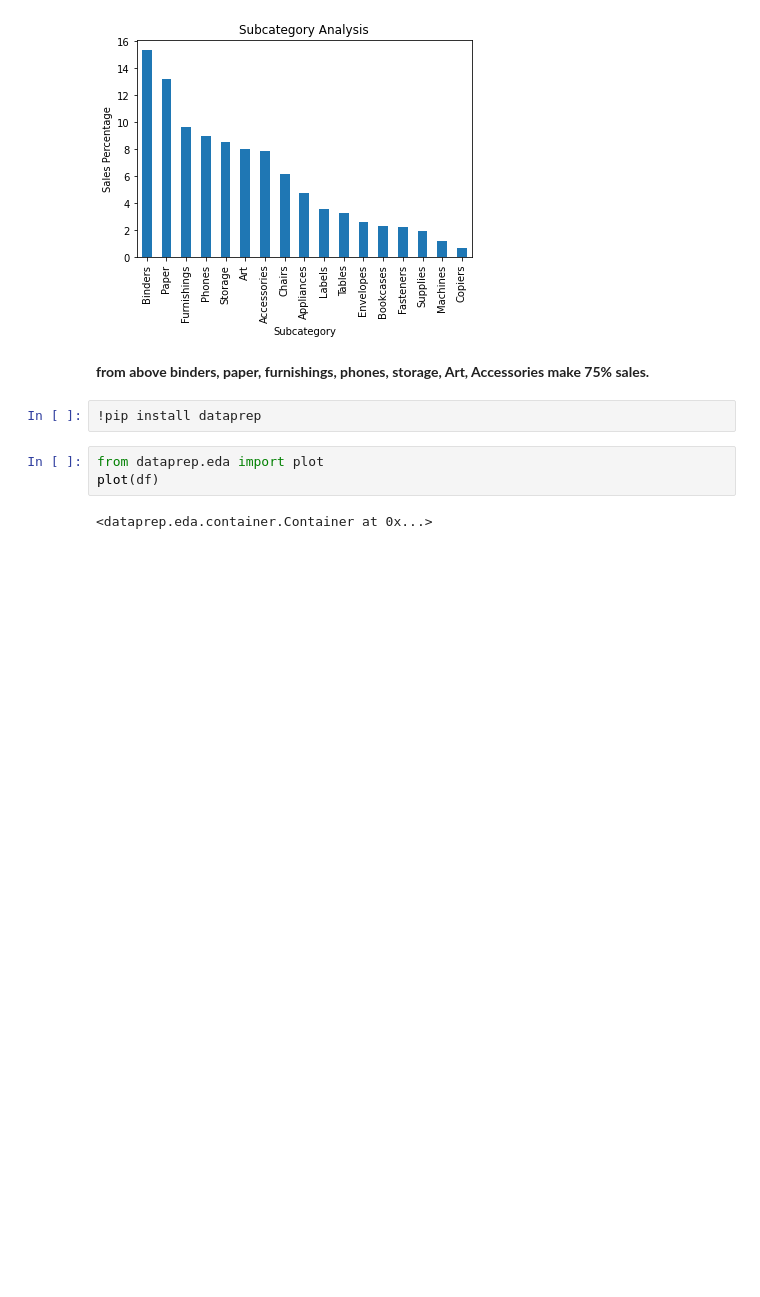
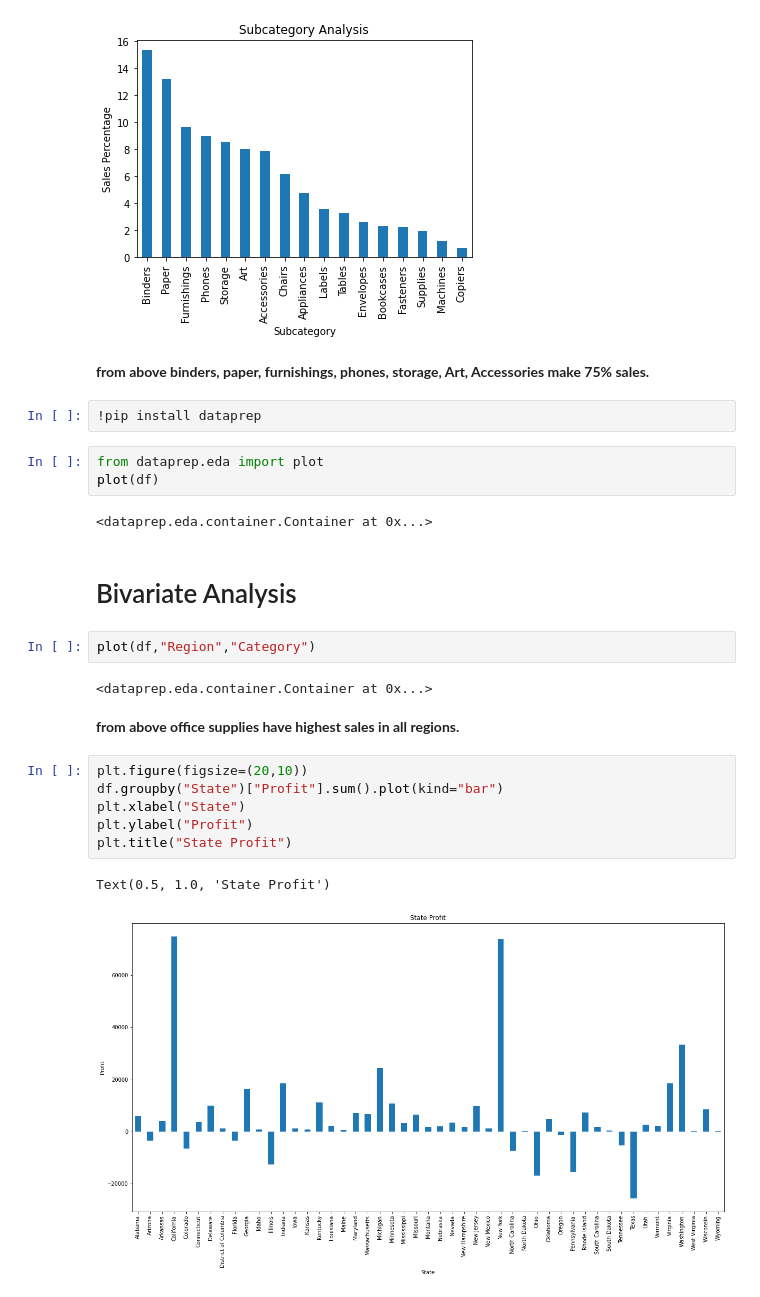
Before and after one commit to hetshah13/THE-SPARK-FOUNDATION-INTERNSHIP, a Jupyter notebook: Task3.ipynb, the cells around one changed output. Drawn from its saved outputs; the diff is of its cells as text; blank space fills up the shorter version.

```diff
--- a/Task3.ipynb
+++ b/Task3.ipynb
@@ -304,3 +304,20 @@ from dataprep.eda import plot
 plot(df)
 # %% [output]
 <dataprep.eda.container.Container at 0x...>
+# %% [markdown]
+# Bivariate Analysis
+# %%
+plot(df,"Region","Category")
+# %% [output]
+<dataprep.eda.container.Container at 0x...>
+# %% [markdown]
+**from above office supplies have highest sales in all regions.**
+# %%
+plt.figure(figsize=(20,10))
+df.groupby("State")["Profit"].sum().plot(kind="bar")
+plt.xlabel("State")
+plt.ylabel("Profit")
+plt.title("State Profit")
+# %% [output]
+Text(0.5, 1.0, 'State Profit')
+[figure, added]
```
Also changed, not shown: parts of 12 cells of this notebook.
